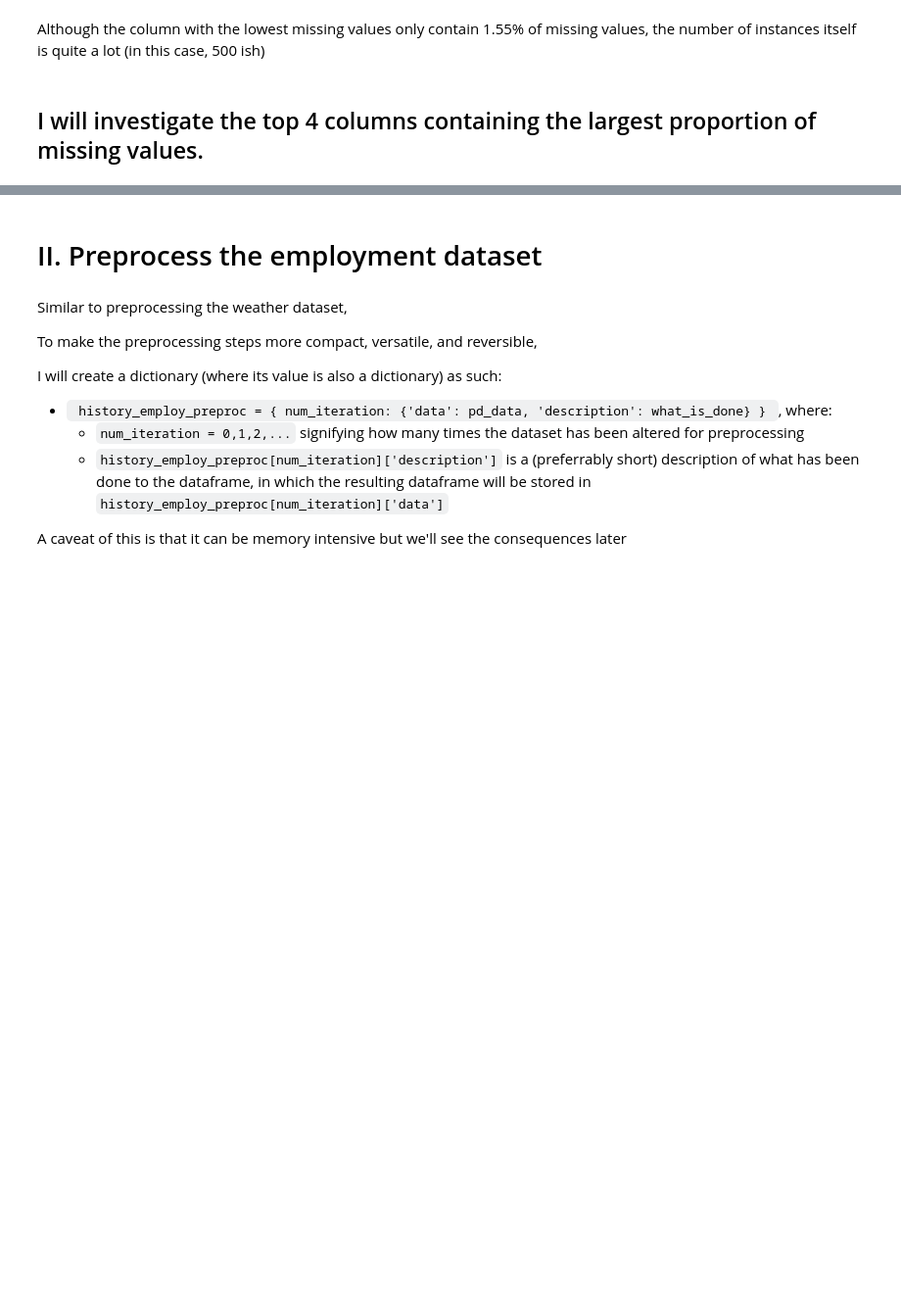
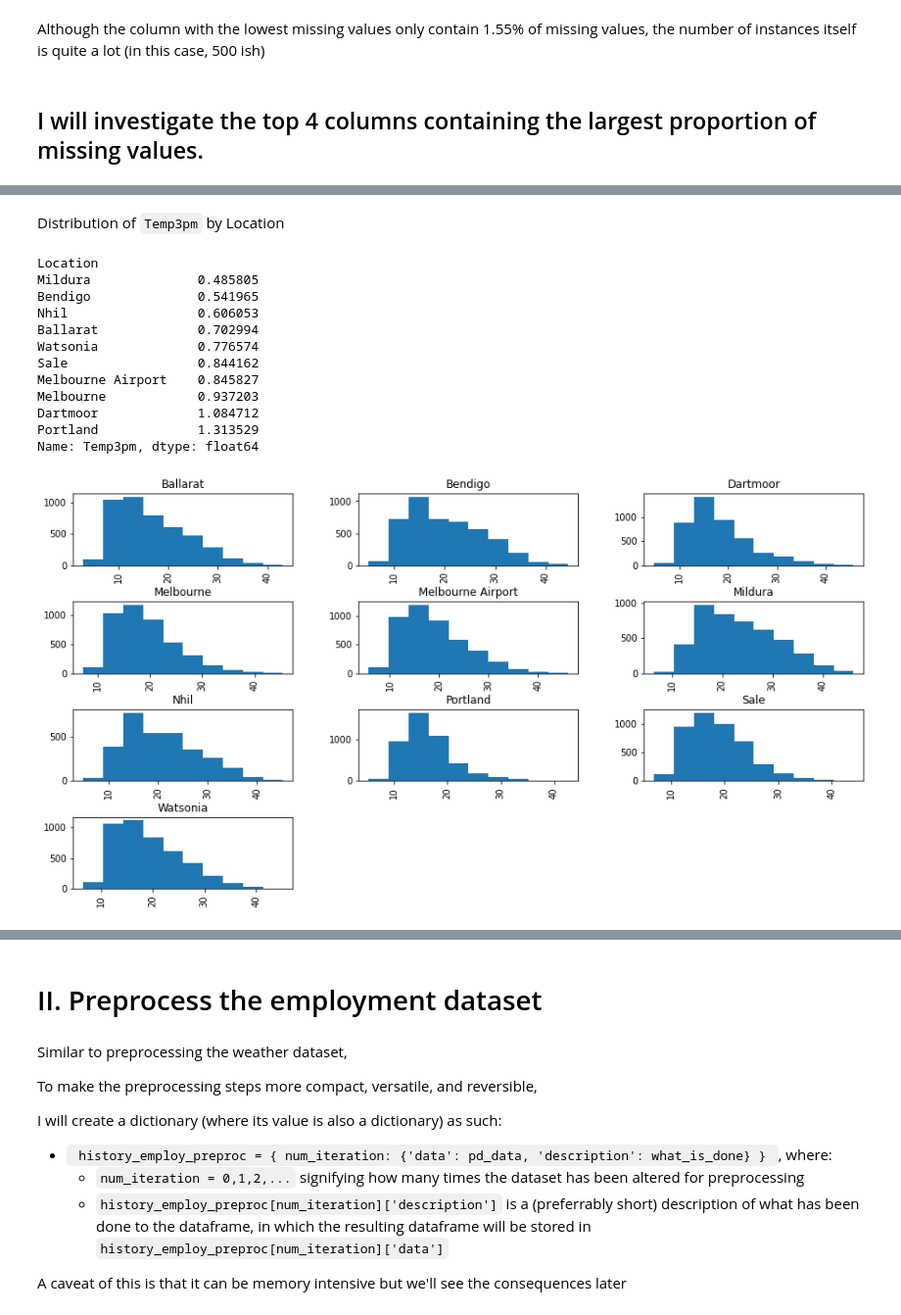
Before and after one commit to MAST30034-Applied-Data-Science/generic-real-estate-consulting-project-group-20, a Jupyter notebook: notebooks/PreliminaryInspectionKeithsExternalDatas.ipynb, the cells around one changed output, grey strips where cells are left out. Shown at 98% size. Cells and saved outputs as stored; diff of their text form; code cells hidden in the pictures; blank space fills up the shorter version.

```diff
--- a/notebooks/PreliminaryInspectionKeithsExternalDatas.ipynb
+++ b/notebooks/PreliminaryInspectionKeithsExternalDatas.ipynb
@@ -761,0 +1055,23 @@ Hence, we can also drop <code>Evaporation</code>
+# %% [markdown]
+Distribution of <Code>Temp3pm</code> by Location
+# %%
+numerical_col = 'Temp3pm'
+weather_data_vic_chronological.hist(column=numerical_col,
+                                by='Location',
+                                figsize=(15,8),
+                                )
+weather_data_vic_chronological.groupby('Location')['Temp3pm'].skew().sort_values()
+# %% [output]
+Location
+Mildura              0.485805
+Bendigo              0.541965
+Nhil                 0.606053
+Ballarat             0.702994
+Watsonia             0.776574
+Sale                 0.844162
+Melbourne Airport    0.845827
+Melbourne            0.937203
+Dartmoor             1.084712
+Portland             1.313529
+Name: Temp3pm, dtype: float64
+[figure, added]
```
Also changed, not shown: parts of 151 cells of this notebook.
